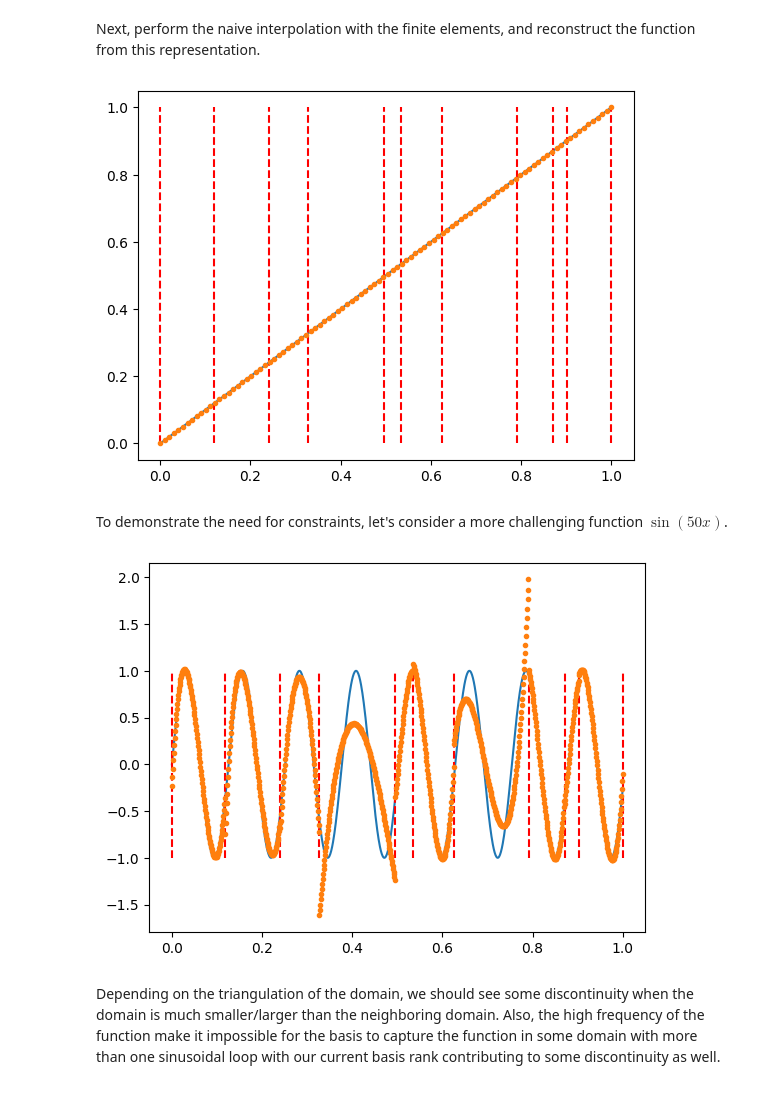
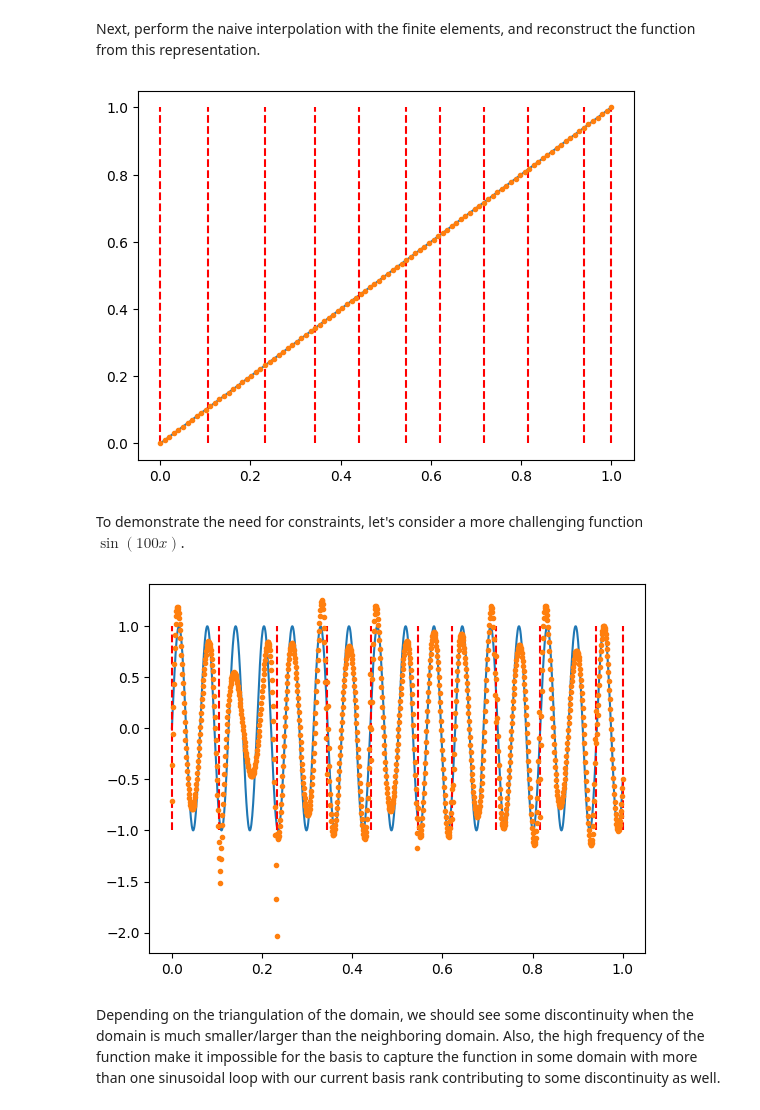
Before and after one commit to c-earth/TNPDE, a Jupyter notebook: demo.ipynb, the cells around one changed output. Drawn from its saved outputs; the diff is of its cells as text; code cells hidden in the pictures.

```diff
--- a/demo.ipynb
+++ b/demo.ipynb
@@ -54,7 +54,7 @@ d = 1
 n_internal_points = 9
 
 points = np.linspace(0, 1, n_internal_points + 2)
-perturbation = 0.1 * np.random.random(n_internal_points + 2)
+perturbation = 0.05 * np.random.random(n_internal_points + 2)
 perturbation[0] = 0
 perturbation[-1] = 0
 points += perturbation
@@ -72,7 +72,7 @@ For this demo, we will use Lagrange polynomial basis. The following code show ho
 # %%
 from utils.finite_element import LagrangeBasis
 
-domain_rank = 3
+domain_rank = 5
 basis = LagrangeBasis(d, domain_rank)
 basis.visualize()
 # %% [output]
@@ -229,23 +229,23 @@ plt.vlines(triangulation.points, ymin = 0, ymax = 1, colors = 'r', linestyles =
 plt.plot(x, fun_rec_naive(x), '.')
 plt.show()
 # %% [output]
-[figure, old version]
+[figure, new version]
 # %% [markdown]
-To demonstrate the need for constraints, let's consider a more challenging function $\sin(50x)$.
+To demonstrate the need for constraints, let's consider a more challenging function $\sin(100x)$.
 # %%
-fun_challenge = lambda x: np.sin(50*x)
+fun_challenge = lambda x: np.sin(100*x)
 naive_rep_challenge = fe.fun2rep(fun_challenge)
 fun_rec_naive_challenge = fe.rep2fun(naive_rep_challenge)
 
 x = np.linspace(0, 1, 1000)
 
 plt.figure()
 plt.plot(x, fun_challenge(x))
 plt.vlines(triangulation.points, ymin = -1, ymax = 1, colors = 'r', linestyles = '--')
 plt.plot(x, fun_rec_naive_challenge(x), '.')
 plt.show()
 # %% [output]
-[figure, old version]
+[figure, new version]
 # %% [markdown]
 Depending on the triangulation of the domain, we should see some discontinuity when the domain is much smaller/larger than the neighboring domain. Also, the high frequency of the function make it impossible for the basis to capture the function in some domain with more than one sinusoidal loop with our current basis rank contributing to some discontinuity as well.
 # %% [markdown]
```
Also changed, not shown: parts of 18 cells of this notebook, 3 other files.
